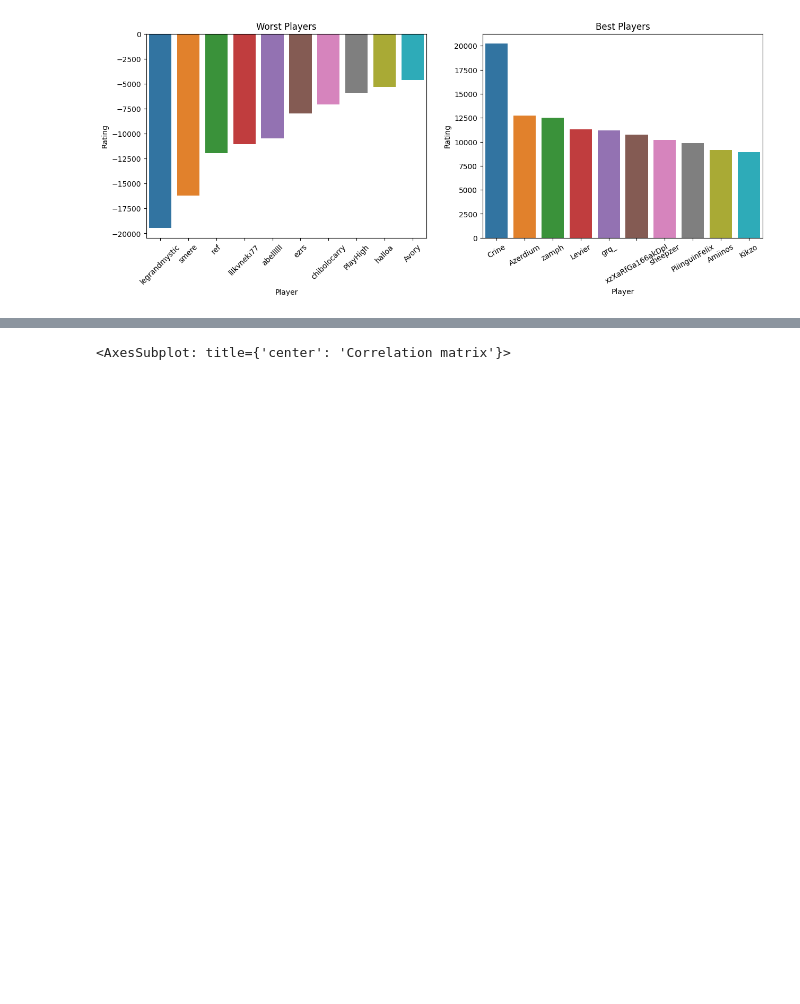
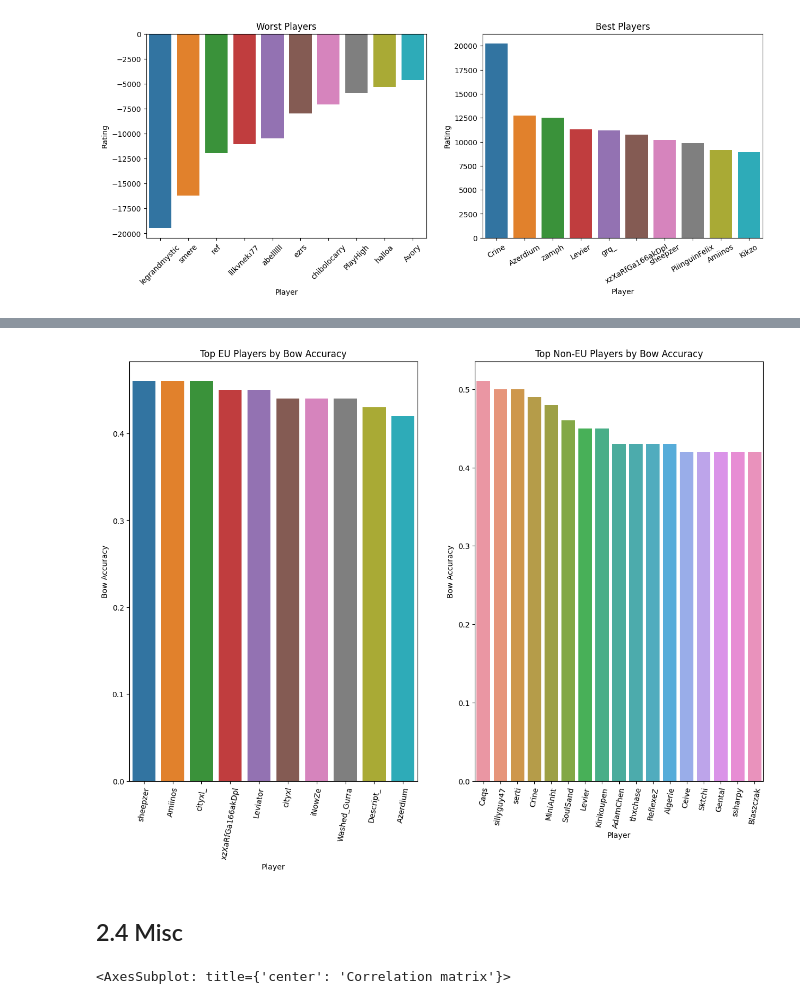
Before and after one commit to philipsinnott/Stratus, a Jupyter notebook: Stratus EDA.ipynb, the cells around one changed output, grey strips where cells are left out. Drawn from its saved outputs; the diff is of its cells as text; code cells hidden in the pictures; blank space fills up the shorter version.

```diff
--- a/Stratus EDA.ipynb
+++ b/Stratus EDA.ipynb
@@ -243,3 +292,22 @@ plt.show()
+# %%
+fig, ax = plt.subplots(nrows=1, ncols=2, figsize=(15,10))
+sns.barplot(x="Player", y="Bow Accuracy", data=top_30_eu_players_bow_acc, ax=ax[0])
+ax[0].set_title('Top EU Players by Bow Accuracy')
+ax[0].set_xlabel('Player')
+ax[0].set_ylabel('Bow Accuracy')
+ax[0].set_xticklabels(ax[0].get_xticklabels(), rotation=80)
+
+sns.barplot(x="Player", y="Bow Accuracy", data=top_30_non_eu_players_bow_acc, ax=ax[1])
+ax[1].set_title('Top Non-EU Players by Bow Accuracy')
+ax[1].set_xlabel('Player')
+ax[1].set_ylabel('Bow Accuracy')
+ax[1].set_xticklabels(ax[1].get_xticklabels(), rotation=80)
+
+plt.show()
+# %% [output]
+[figure, added]
+# %% [markdown]
+## 2.4 Misc
 # %%
 # Create correlation matrix to determine strongest correlation
 df_num = df.loc[:, df.columns != "Player"]
```
Also changed, not shown: parts of 15 cells of this notebook.
